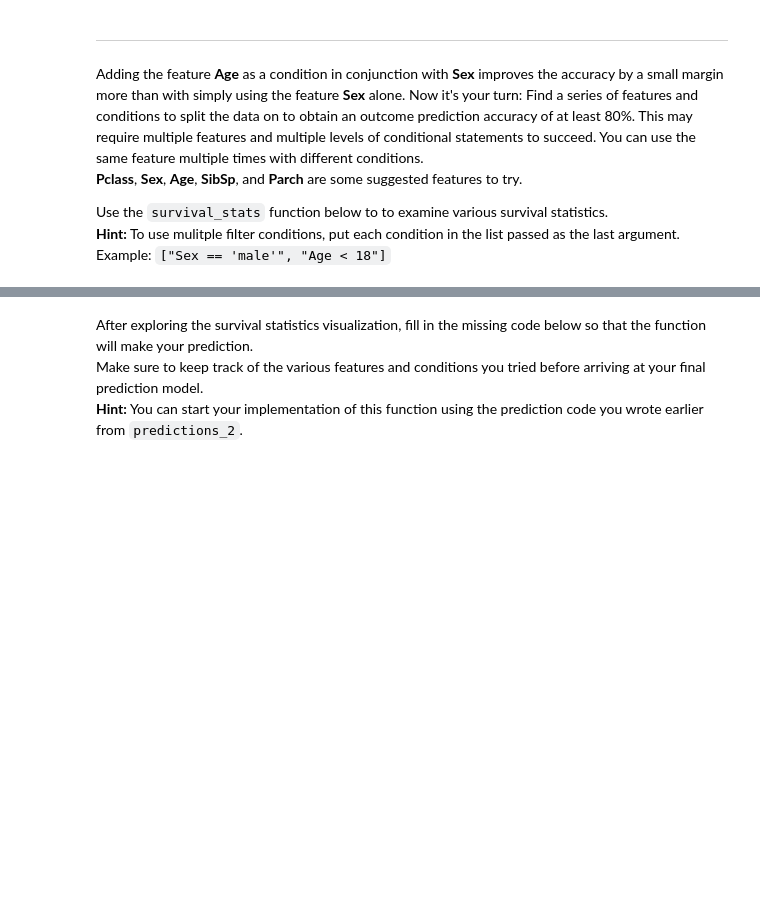
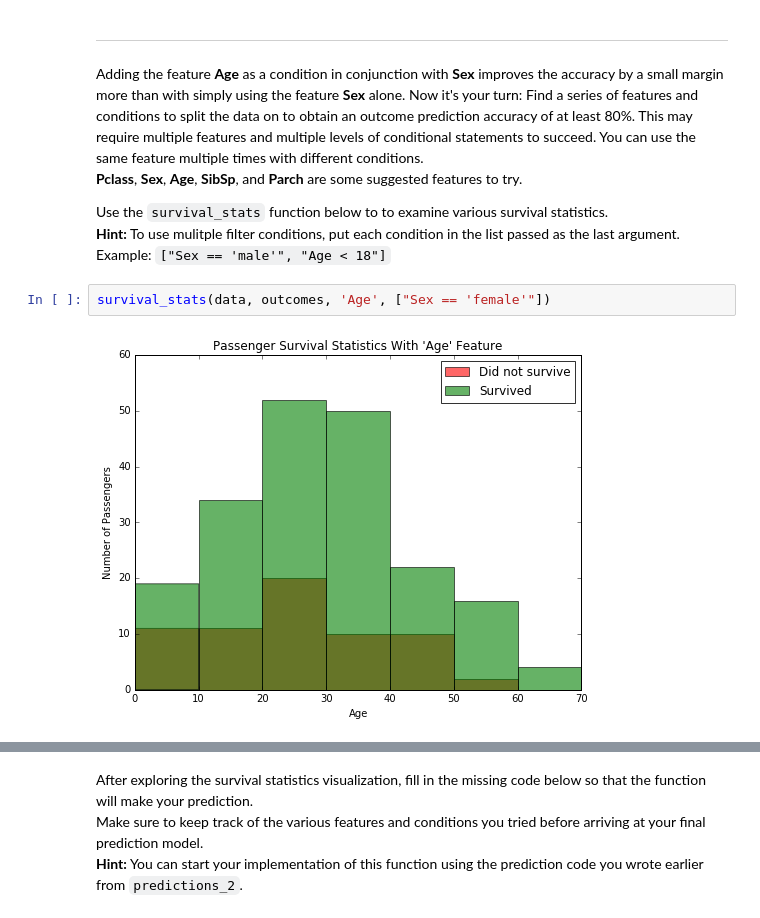
Before and after one commit to psaravind/Machine-Learning-Engineer-Nanodegree, a Jupyter notebook: Titanic-Survival-Exploration/Titanic_Survival_Exploration.ipynb, the cells around one changed output, grey strips where cells are left out. Cells and saved outputs as stored; diff of their text form; blank space fills up the shorter version.

```diff
--- a/Titanic-Survival-Exploration/Titanic_Survival_Exploration.ipynb
+++ b/Titanic-Survival-Exploration/Titanic_Survival_Exploration.ipynb
@@ -178,3 +205,7 @@ Adding the feature **Age** as a condition in conjunction with **Sex** improves t
 
 Use the `survival_stats` function below to to examine various survival statistics.
 **Hint:** To use mulitple filter conditions, put each condition in the list passed as the last argument. Example: `["Sex == 'male'", "Age < 18"]`
+# %%
+survival_stats(data, outcomes, 'Age', ["Sex == 'female'"])
+# %% [output]
+[figure, added]
```
Also changed, not shown: parts of 37 cells of this notebook, 1 other file.
